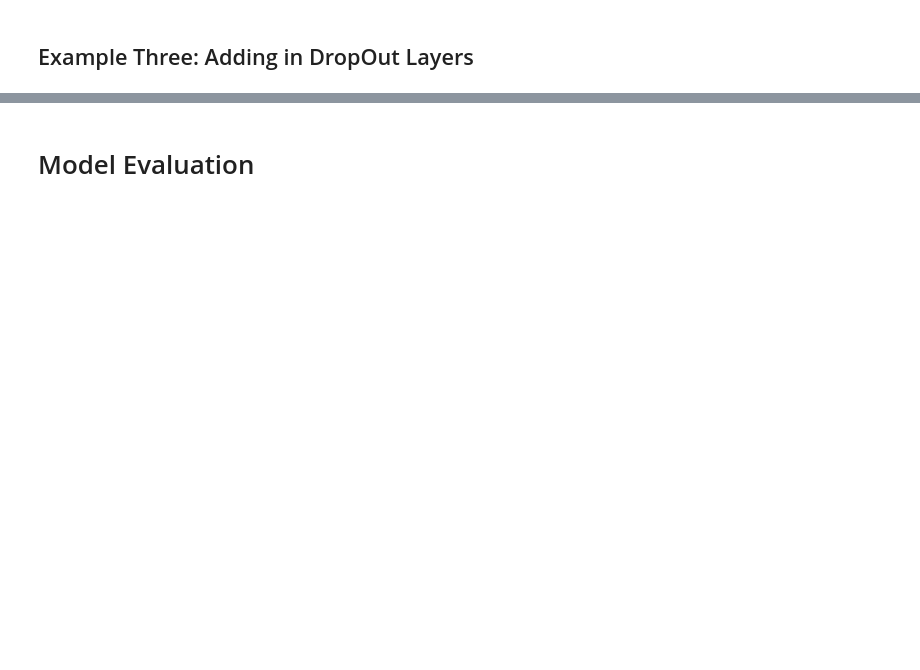
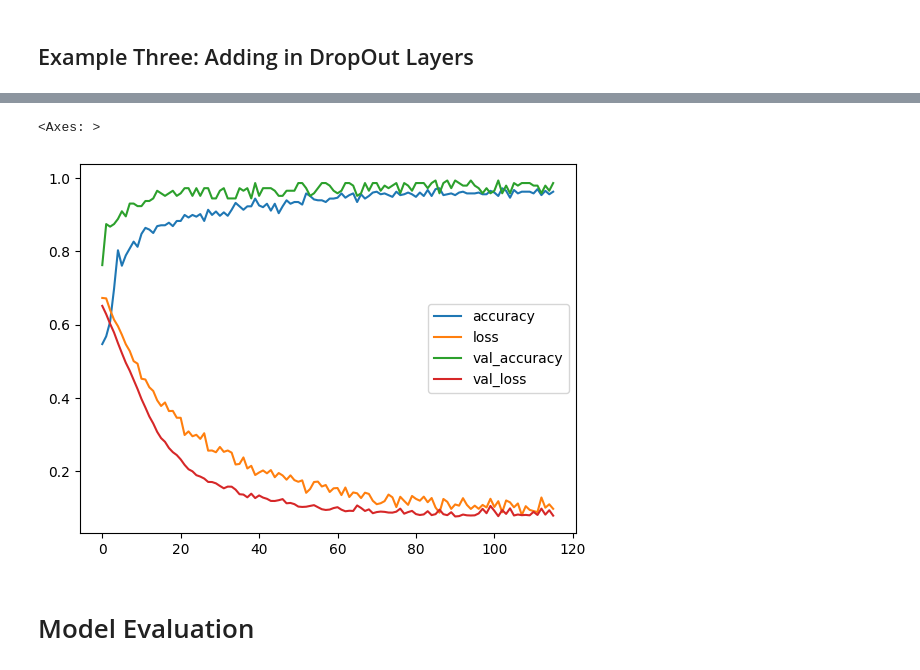
Before and after one commit to AI-jan-apr/keras-classification-task-fawziah-99, a Jupyter notebook: Keras-Classification.ipynb, the cells around one changed output, grey strips where cells are left out. Saved outputs shown, nothing was run; the diff lists cells and outputs as text; code cells hidden in the pictures; blank space fills up the shorter version.

```diff
--- a/Keras-Classification.ipynb
+++ b/Keras-Classification.ipynb
@@ -289,0 +315,29 @@ Epoch 00137: early stopping
+# %%
+model_3 = Sequential()
+
+model_3.add(Dense(units=30, activation='relu'))
+model_3.add(Dropout(0.5))
+model_3.add(Dense(units=15, activation='relu'))
+model_3.add(Dropout(0.5))
+model_3.add(Dense(units=1, activation='sigmoid'))
+
+model_3.compile(
+    optimizer='rmsprop',
+    loss='binary_crossentropy',
+    metrics=['accuracy']
+)
+
+early_stop = EarlyStopping(
+    monitor='val_loss',
+    mode='min',
+    verbose=1,
+    patience=25
+)
+
+model_3_history = model_3.fit(
+    x=X_train,
+    y=y_train,
+    epochs=600,
+    validation_data=(X_test, y_test),
+    callbacks=[early_stop]
+)
@@ -290,3 +362,9 @@ Epoch 00137: early stopping
+# %%
+model_loss_3 = pd.DataFrame(model_3_history.history)
+model_loss_3.plot()
+# %% [output]
+<Axes: >
+[figure, added]
 # %% [markdown]
 # Model Evaluation
 # %%
```
Also changed, not shown: parts of 28 cells of this notebook, 2 other files.
